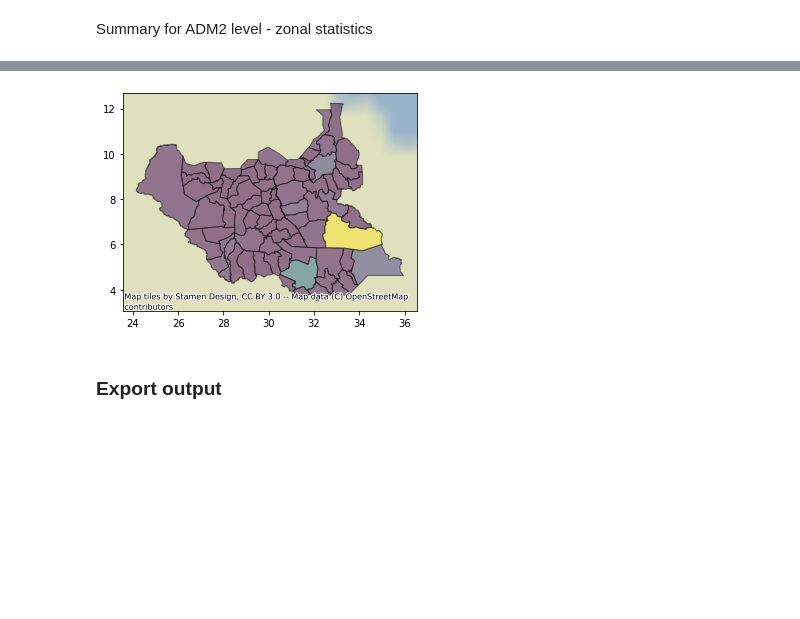
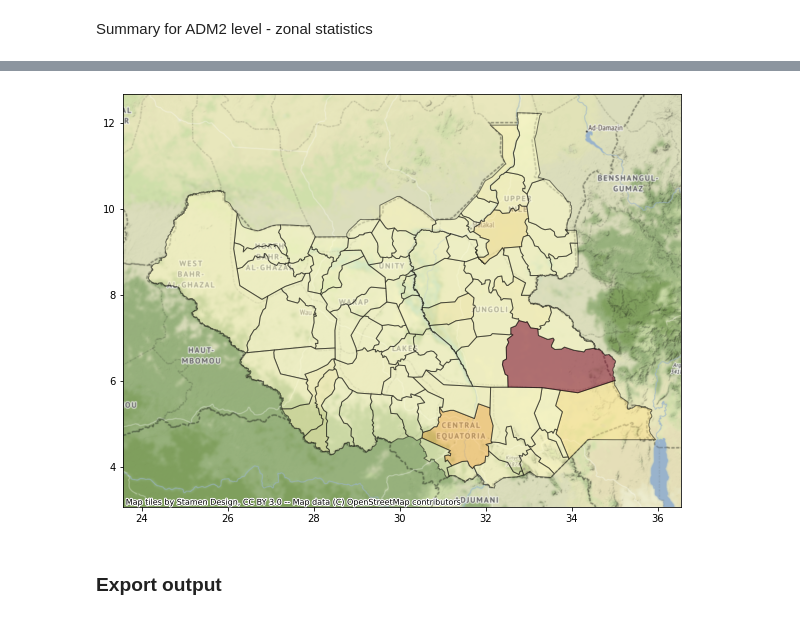
Before and after one commit to sabgis1968/rdl-pyTools, a Jupyter notebook: ss-fl-pop.ipynb, the cells around one changed output, grey strips where cells are left out. Drawn from its saved outputs; the diff is of its cells as text; code cells hidden in the pictures; blank space fills up the shorter version.

```diff
--- a/ss-fl-pop.ipynb
+++ b/ss-fl-pop.ipynb
@@ -208,6 +226,6 @@ res_df = convert_stats_to_df(adm1_stats, 'population_sum', 'sum')
 # %%
-pop_flood_adm1 = adm1.join(res_df, on='ADM1_PCODE')
+pop_flood_adm1 = adm1.join(res_df1, on='ADM1_PCODE')
 # %%
-ax = pop_flood_adm1.plot(column='population_sum', alpha=0.5, edgecolor='k')
-ctx.add_basemap(ax, zoom=18)
+ax = pop_flood_adm1.plot(column='population_sum', alpha=0.5, cmap='YlOrRd', edgecolor='k', linewidth=1, figsize=(10, 10))
+ctx.add_basemap(ax, crs=pop_flood_adm1.crs.to_string())
 # %% [output]
@@ -217,4 +235,4 @@ Summary for ADM2 level - zonal statistics
 # %%
 adm2_stats = collect_stats(base_loc+'hzd-ss-fl-rp100.tif', base_loc+'SS_ADM2.shp', pop_fd, stats="sum", colname='ADM2_PCODE')
 # %%
-res_df = convert_stats_to_df(adm2_stats, 'population_sum', 'sum')
+res_df2 = convert_stats_to_df(adm2_stats, 'population_sum', 'sum')
@@ -221,10 +255,10 @@ res_df = convert_stats_to_df(adm2_stats, 'population_sum', 'sum')
 # %%
-pop_flood_adm2 = adm2.join(res_df, on='ADM2_PCODE')
+pop_flood_adm2 = adm2.join(res_df2, on='ADM2_PCODE')
 # %%
-ax = pop_flood_adm2.plot(column='population_sum', alpha=0.5, edgecolor='k')
-ctx.add_basemap(ax, zoom=18)
+ax = pop_flood_adm2.plot(column='population_sum', alpha=0.5, cmap='YlOrRd', edgecolor='k', linewidth=1, figsize=(10, 10))
+ctx.add_basemap(ax, crs=pop_flood_adm2.crs.to_string())
 # %% [output]
-[figure, old version]
+[figure, new version]
 # %% [markdown]
 ### Export output
 # %%
```
Also changed, not shown: parts of 7 cells of this notebook.
